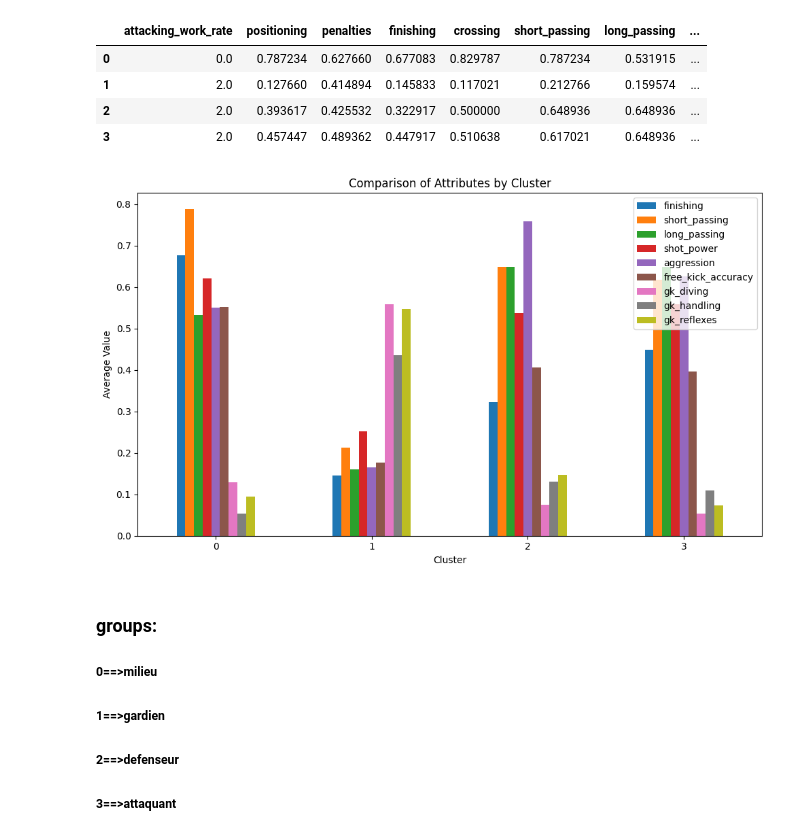
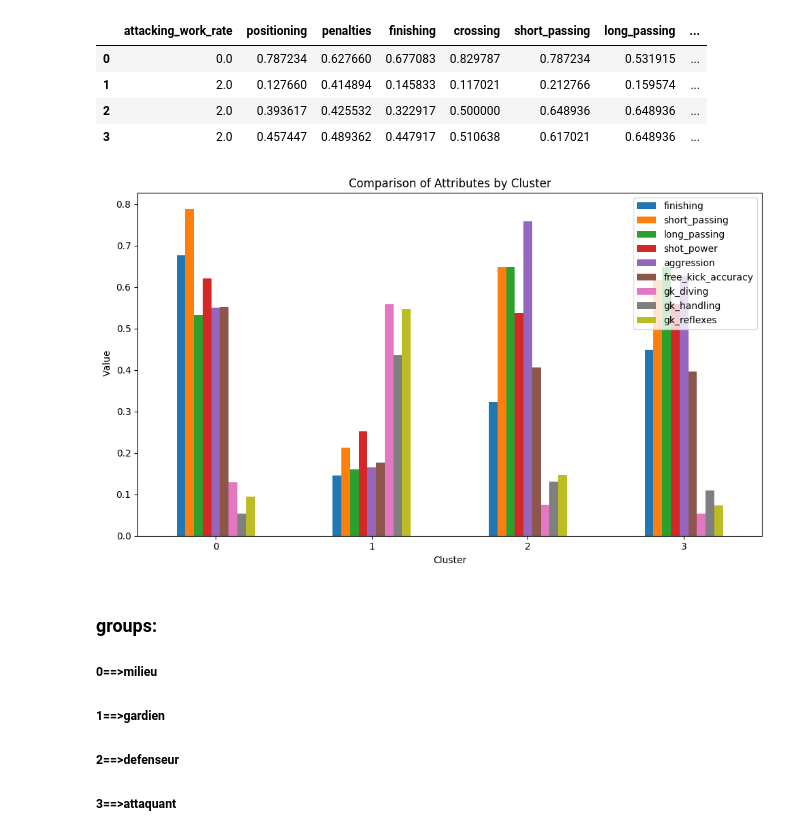
Before and after one commit to rahiqi-al/football-_clustering, a Jupyter notebook: player_cluster.ipynb, the cells around one changed output. Drawn from its saved outputs; the diff is of its cells as text; code cells hidden in the pictures.

```diff
--- a/player_cluster.ipynb
+++ b/player_cluster.ipynb
@@ -143,15 +143,15 @@ cluster_means = cluster_means[[ 'finishing', 'short_passing', 'long_passing', 's
 # %%
 cluster_means.plot(kind='bar', figsize=(10, 6))
 
 plt.title('Comparison of Attributes by Cluster')
 plt.xlabel('Cluster')
-plt.ylabel('Average Value')
+plt.ylabel(' Value')
 plt.xticks(rotation=0)
 
 plt.tight_layout()
 plt.show()
 # %% [output]
-[figure, old version]
+[figure, new version]
 # %% [markdown]
 ### groups:
 #####   0==>milieu
```
Also changed, not shown: 1 other file.
